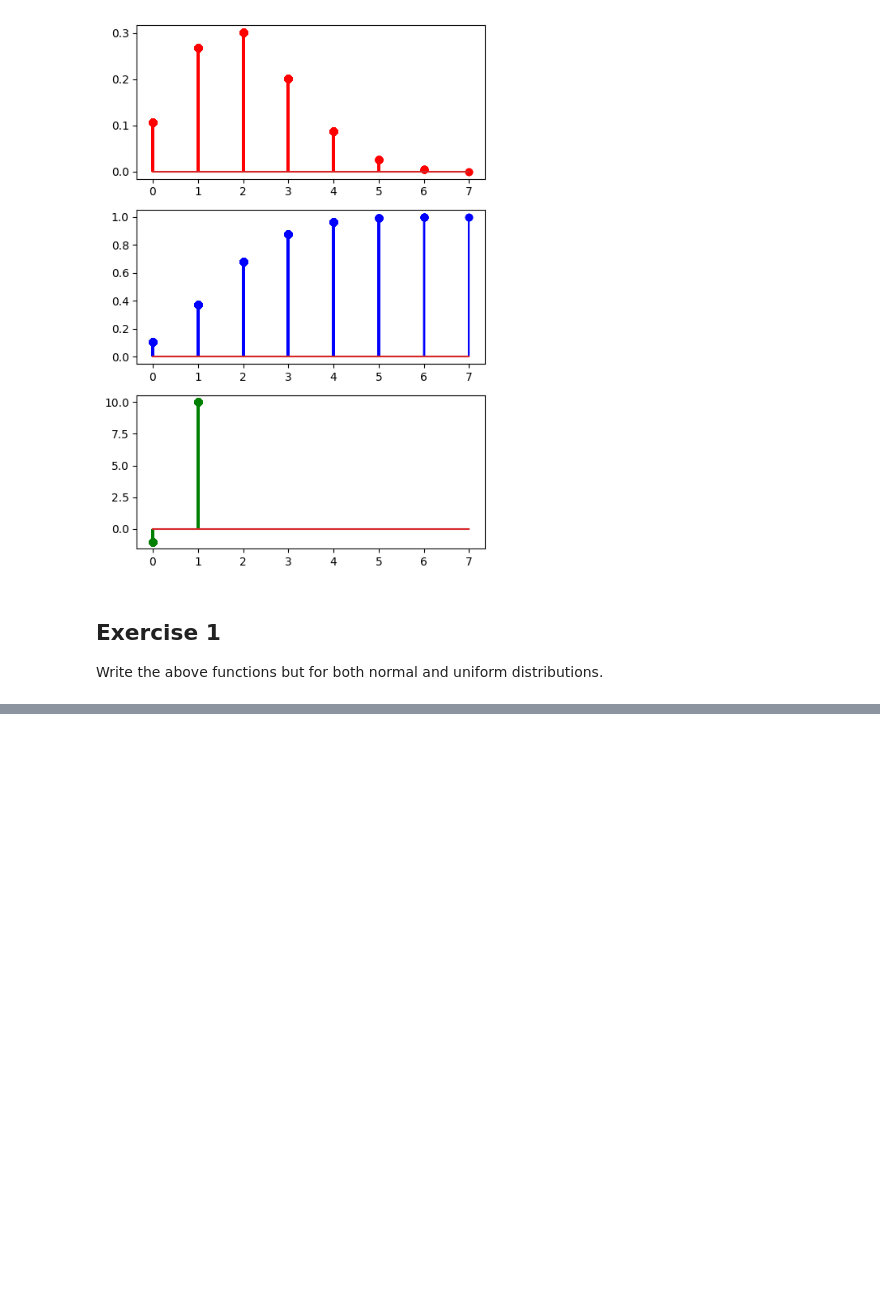
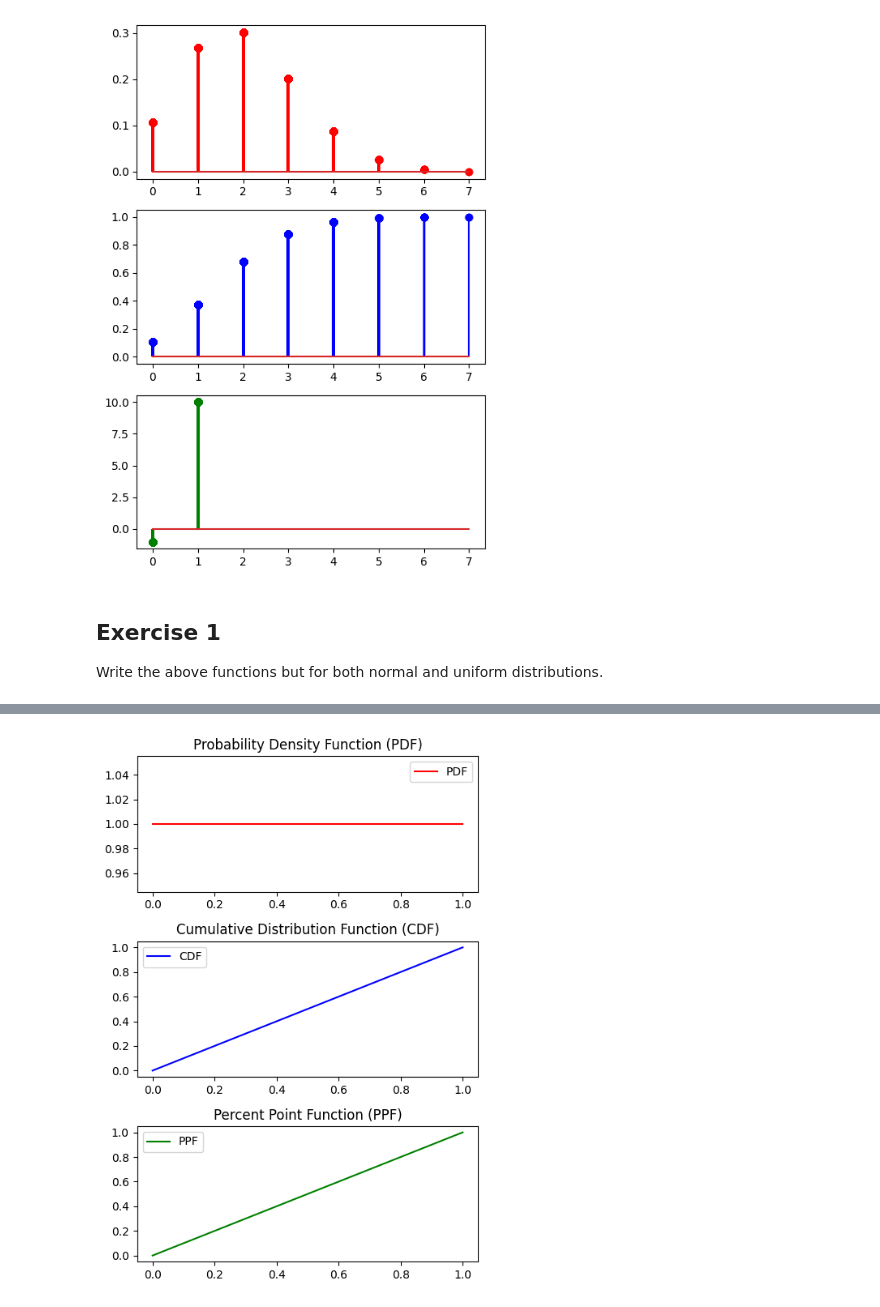
Before and after one commit to Valaery/probability-distribution-exercises-project-with-python, a Jupyter notebook: notebook/problems.ipynb, the cells around one changed output, grey strips where cells are left out. Drawn from its saved outputs; the diff is of its cells as text; code cells hidden in the pictures; blank space fills up the shorter version.

```diff
--- a/notebook/problems.ipynb
+++ b/notebook/problems.ipynb
@@ -91,0 +133,40 @@ Write the above functions but for both normal and uniform distributions.
+# %%
+from scipy.stats import uniform
+
+# Parameters
+a, b = 0, 1
+
+# Generate data
+data_uniform = np.linspace(a, b, 1000)
+
+"""
+    Probability Density Function (PDF)
+    Cumulative Distribution Function (CDF)
+    Percent Point Function (PPF)
+"""
+
+# Calculate PDF, CDF, and PPF
+pdf_uniform = uniform.pdf(data_uniform, a, b-a)
+cdf_uniform = uniform.cdf(data_uniform, a, b-a)
+ppf_uniform = uniform.ppf(np.linspace(0, 1, 1000), a, b-a)
+
+# Plot
+fig, axes = plt.subplots(3, 1, figsize=(5, 7))
+
+axes[0].plot(data_uniform, pdf_uniform, "r-", label="PDF")
+axes[0].set_title("Probability Density Function (PDF)")
+axes[0].legend()
+
+axes[1].plot(data_uniform, cdf_uniform, "b-", label="CDF")
+axes[1].set_title("Cumulative Distribution Function (CDF)")
+axes[1].legend()
+
+axes[2].plot(np.linspace(0, 1, 1000), ppf_uniform, "g-", label="PPF")
+axes[2].set_title("Percent Point Function (PPF)")
+axes[2].legend()
+
+plt.tight_layout()
+
+plt.show()
+# %% [output]
+[figure, added]
```
Also changed, not shown: parts of 3 cells of this notebook.
